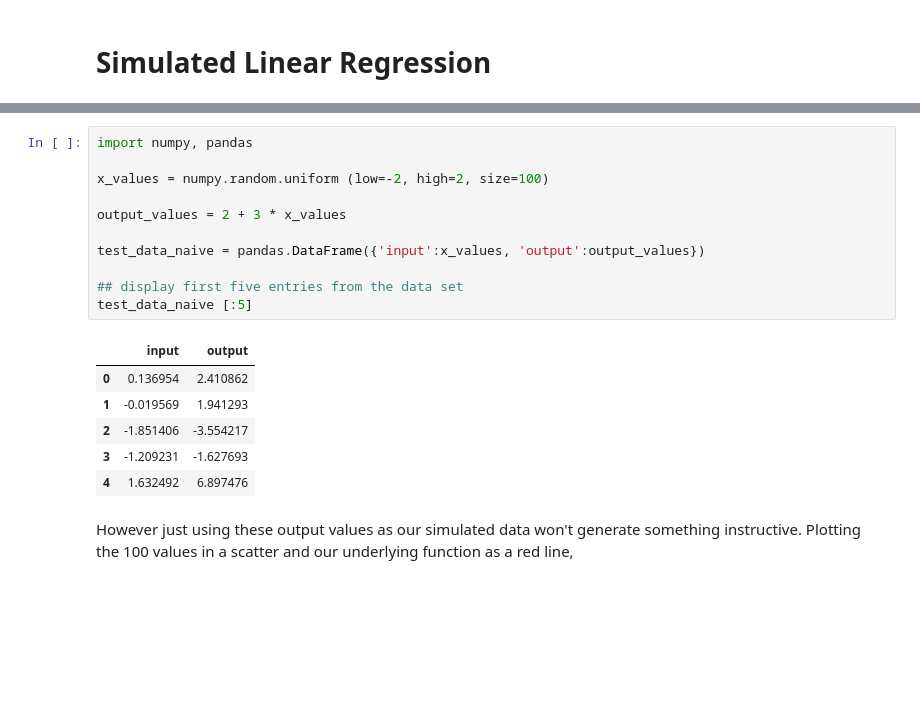
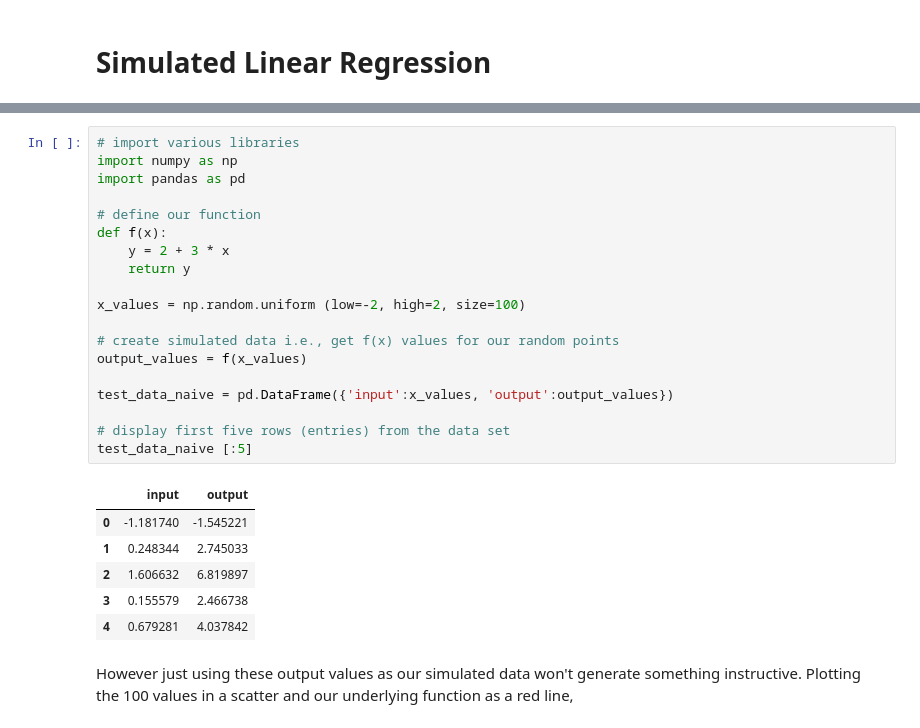
Before and after one commit to nuclth/Python_Statistics, a Jupyter notebook: Simulated_Linear_Regression.ipynb, the cells around one changed output, grey strips where cells are left out. Drawn from its saved outputs; the diff is of its cells as text; blank space fills up the shorter version.

```diff
--- a/Simulated_Linear_Regression.ipynb
+++ b/Simulated_Linear_Regression.ipynb
@@ -13,20 +15,28 @@ which will be used to create some simulated data. To create the data set we impo
 # %%
-import numpy, pandas
+# import various libraries
+import numpy as np
+import pandas as pd
 
-x_values = numpy.random.uniform (low=-2, high=2, size=100)
+# define our function
+def f(x):
+    y = 2 + 3 * x
+    return y
 
-output_values = 2 + 3 * x_values
+x_values = np.random.uniform (low=-2, high=2, size=100)
 
-test_data_naive = pandas.DataFrame({'input':x_values, 'output':output_values})
+# create simulated data i.e., get f(x) values for our random points
+output_values = f(x_values)
 
-## display first five entries from the data set
+test_data_naive = pd.DataFrame({'input':x_values, 'output':output_values})
+
+# display first five rows (entries) from the data set
 test_data_naive [:5]
 # %% [output]
 |  | input | output |
-| 0 | 0.136954 | 2.410862 |
-| 1 | -0.019569 | 1.941293 |
-| 2 | -1.851406 | -3.554217 |
-| 3 | -1.209231 | -1.627693 |
-| 4 | 1.632492 | 6.897476 |
+| 0 | -1.181740 | -1.545221 |
+| 1 | 0.248344 | 2.745033 |
+| 2 | 1.606632 | 6.819897 |
+| 3 | 0.155579 | 2.466738 |
+| 4 | 0.679281 | 4.037842 |
 # %% [markdown]
 However just using these output values as our simulated data won't generate something instructive. Plotting the 100 values in a scatter and our underlying function as a red line,
```
Also changed, not shown: parts of 11 cells of this notebook.
